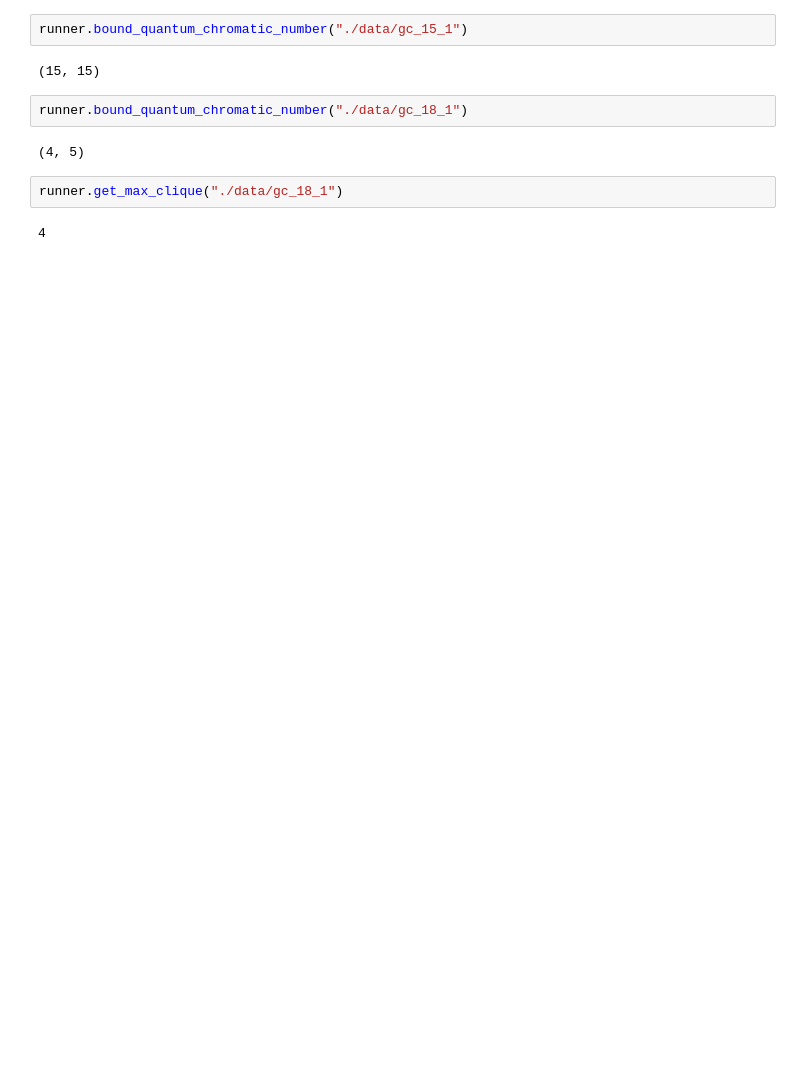
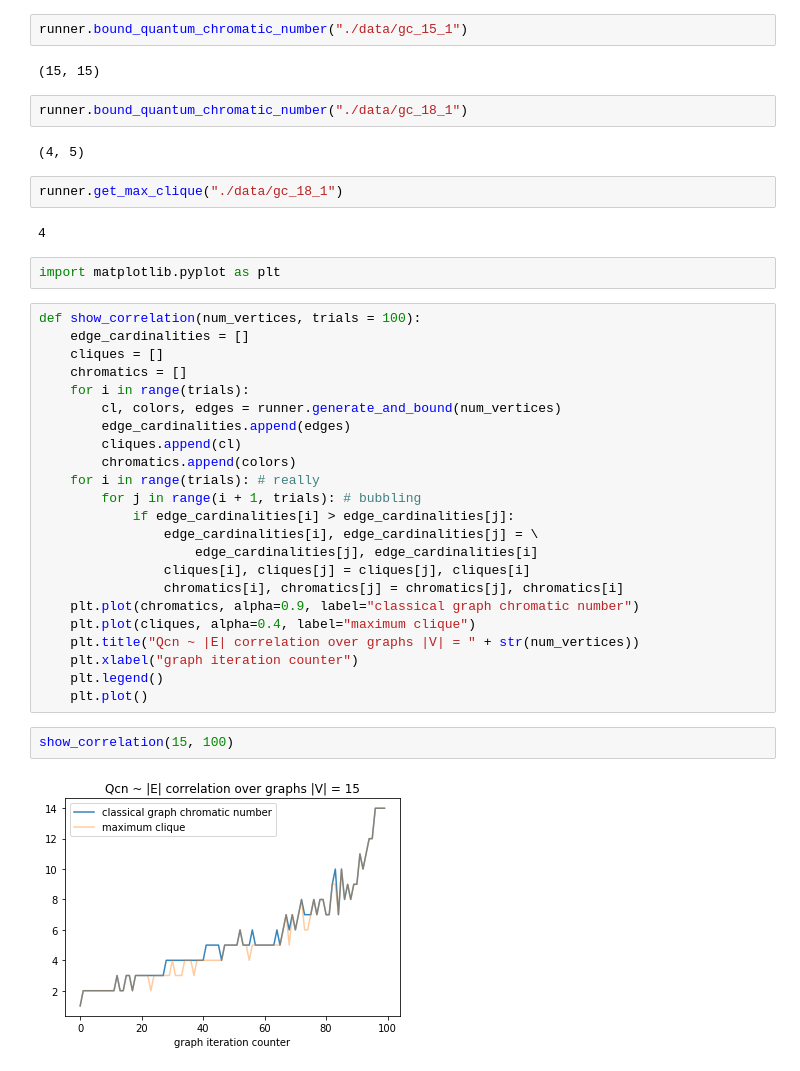
Before and after one commit to ddzunja/tensor-network-algorithm, a Jupyter notebook: graph coloring/Graph visualization.ipynb, the cells around one changed output. Saved outputs shown, nothing was run; the diff lists cells and outputs as text; blank space fills up the shorter version.

Commit message:
correlation between edge cardinality and qcn added

```diff
--- a/graph coloring/Graph visualization.ipynb
+++ b/graph coloring/Graph visualization.ipynb
@@ -199,3 +196,32 @@ runner.bound_quantum_chromatic_number("./data/gc_18_1")
 runner.get_max_clique("./data/gc_18_1")
 # %% [output]
 4
+# %%
+import matplotlib.pyplot as plt
+# %%
+def show_correlation(num_vertices, trials = 100):
+    edge_cardinalities = []
+    cliques = []
+    chromatics = []
+    for i in range(trials):
+        cl, colors, edges = runner.generate_and_bound(num_vertices)
+        edge_cardinalities.append(edges)
+        cliques.append(cl)
+        chromatics.append(colors)
+    for i in range(trials): # really
+        for j in range(i + 1, trials): # bubbling
+            if edge_cardinalities[i] > edge_cardinalities[j]:
+                edge_cardinalities[i], edge_cardinalities[j] = \
+                    edge_cardinalities[j], edge_cardinalities[i]
+                cliques[i], cliques[j] = cliques[j], cliques[i]
+                chromatics[i], chromatics[j] = chromatics[j], chromatics[i]
+    plt.plot(chromatics, alpha=0.9, label="classical graph chromatic number")
+    plt.plot(cliques, alpha=0.4, label="maximum clique")
+    plt.title("Qcn ~ |E| correlation over graphs |V| = " + str(num_vertices))
+    plt.xlabel("graph iteration counter")
+    plt.legend()
+    plt.plot()
+# %%
+show_correlation(15, 100)
+# %% [output]
+[figure, added]
```
Also changed, not shown: parts of 6 cells of this notebook.
